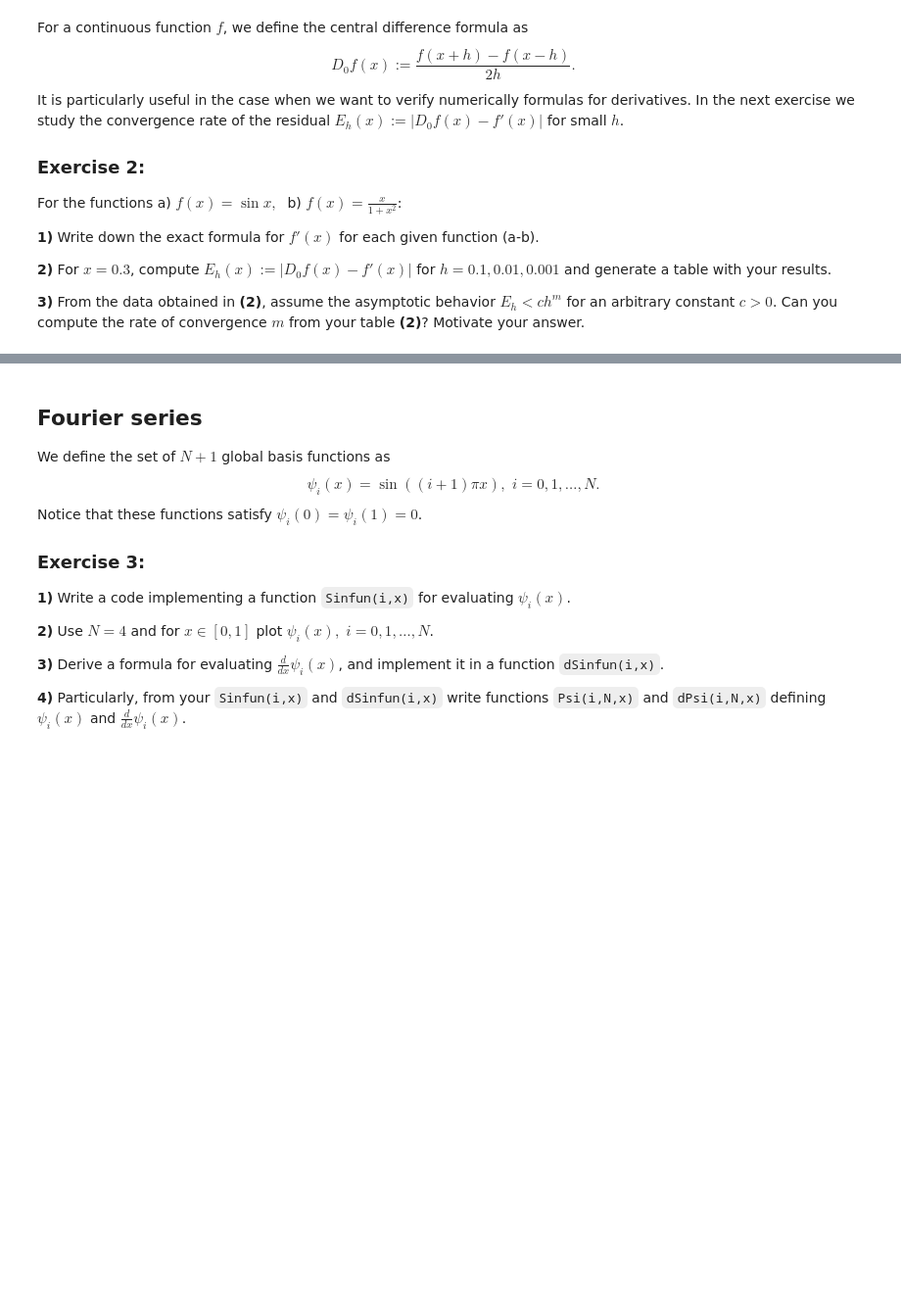
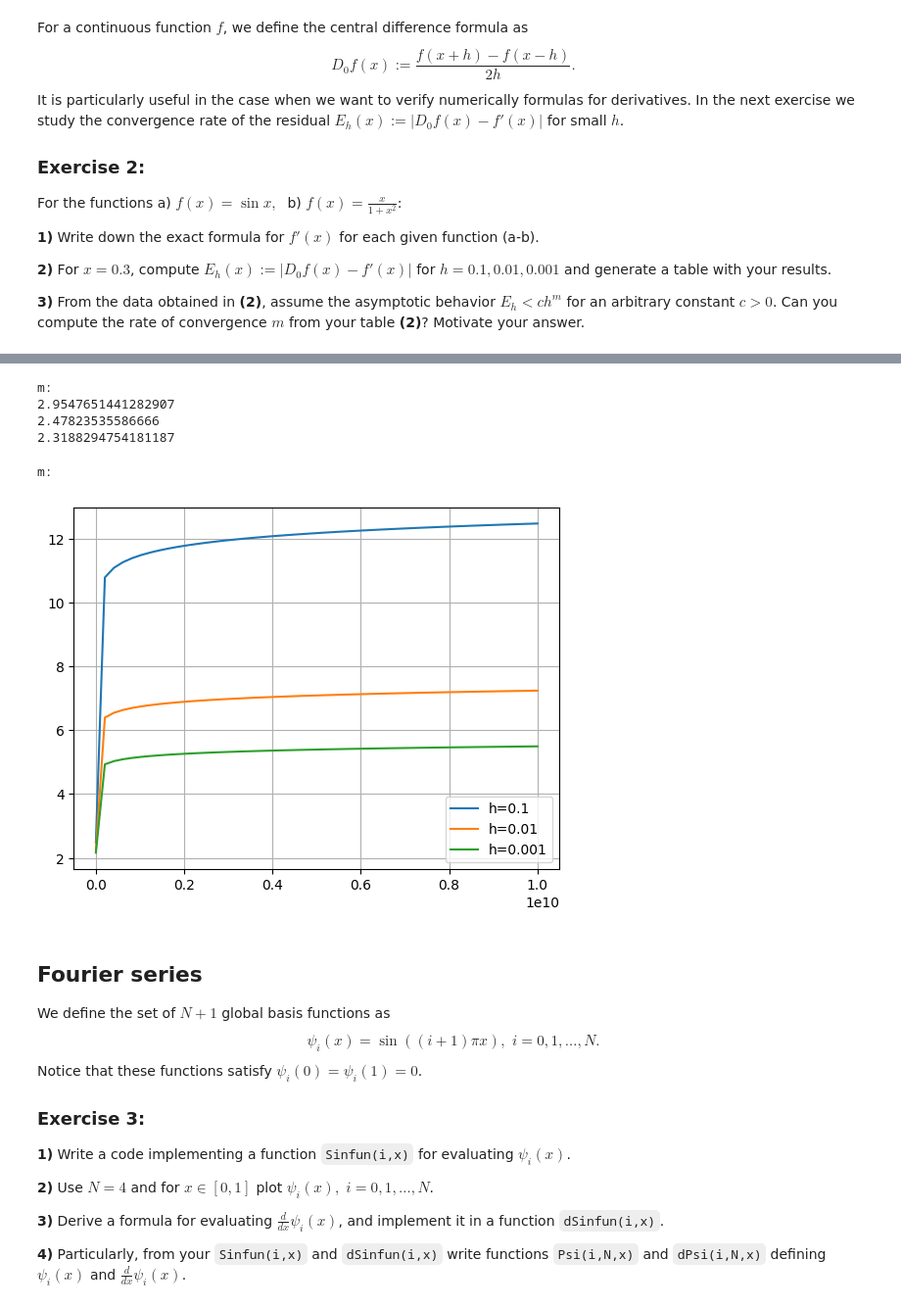
Before and after one commit to kalle6452/PDE, a Jupyter notebook: lab03.ipynb, the cells around one changed output, grey strips where cells are left out. Shown at 98% size. Cells and saved outputs as stored; diff of their text form; code cells hidden in the pictures; blank space fills up the shorter version.

```diff
--- a/lab03.ipynb
+++ b/lab03.ipynb
@@ -74,0 +105,15 @@ For the functions a) $f(x)=\sin x,\,\,$ b) $f(x)=\frac{x}{1+x^2}$:
+# %%
+# 2) b)
+def aprox(x,h):
+    return ((x+h)/(1+(x+h)**2) - (x-h)/(1+(x-h)**2))/(2*h)
+h = [0.1,0.01,0.001]
+x = 0.3
+exakt = (1-x**2)/(1+x**2)**2
+print('approx:')
+for i in h:
+    print(aprox(x,i))
+print('exakt:')
+print(exakt)
+print('error:')
+for i in h:
+    print(exakt - aprox(x,i))
@@ -75,3 +131,41 @@ For the functions a) $f(x)=\sin x,\,\,$ b) $f(x)=\frac{x}{1+x^2}$:
+# %%
+# 3)
+error = []
+def aprox(x,h):
+    return ((x+h)/(1+(x+h)**2) - (x-h)/(1+(x-h)**2))/(2*h)
+h = [0.1,0.01,0.001]
+x = 0.3
+exakt = (1-x**2)/(1+x**2)**2
+for i in h:
+    error.append(exakt - aprox(x,i))
+# Nytt
+print('m:')
+counter = 0
+c = 10-7
+for i in h:
+    print((np.log(error[counter])-np.log(c))/(np.log(i)))
+    counter += 1
+# %% [output]
+m:
+2.9547651441282907
+2.47823535586666
+2.3188294754181187
+# %%
+h = [0.1,0.01,0.001]
+#h = [0.1,0.01,0.001,0.0001,0.00001, 0.000001]
+#h = [0.1,0.01,0.001,0.0001,0.00001]
+print('m:')
+counter = 0
+c = np.linspace(1,10**10)
+for i in h:
+    y = (np.log(error[counter])-np.log(c))/(np.log(i))
+    counter += 1
+    plt.plot(c,y,label=f'h={i}')
+plt.grid(True), plt.legend()
+plt.show()
+# %% [output]
+m:
+[figure, added]
 # %% [markdown]
 ## Fourier series
 
```
Also changed, not shown: parts of 12 cells of this notebook, 1 other file.
